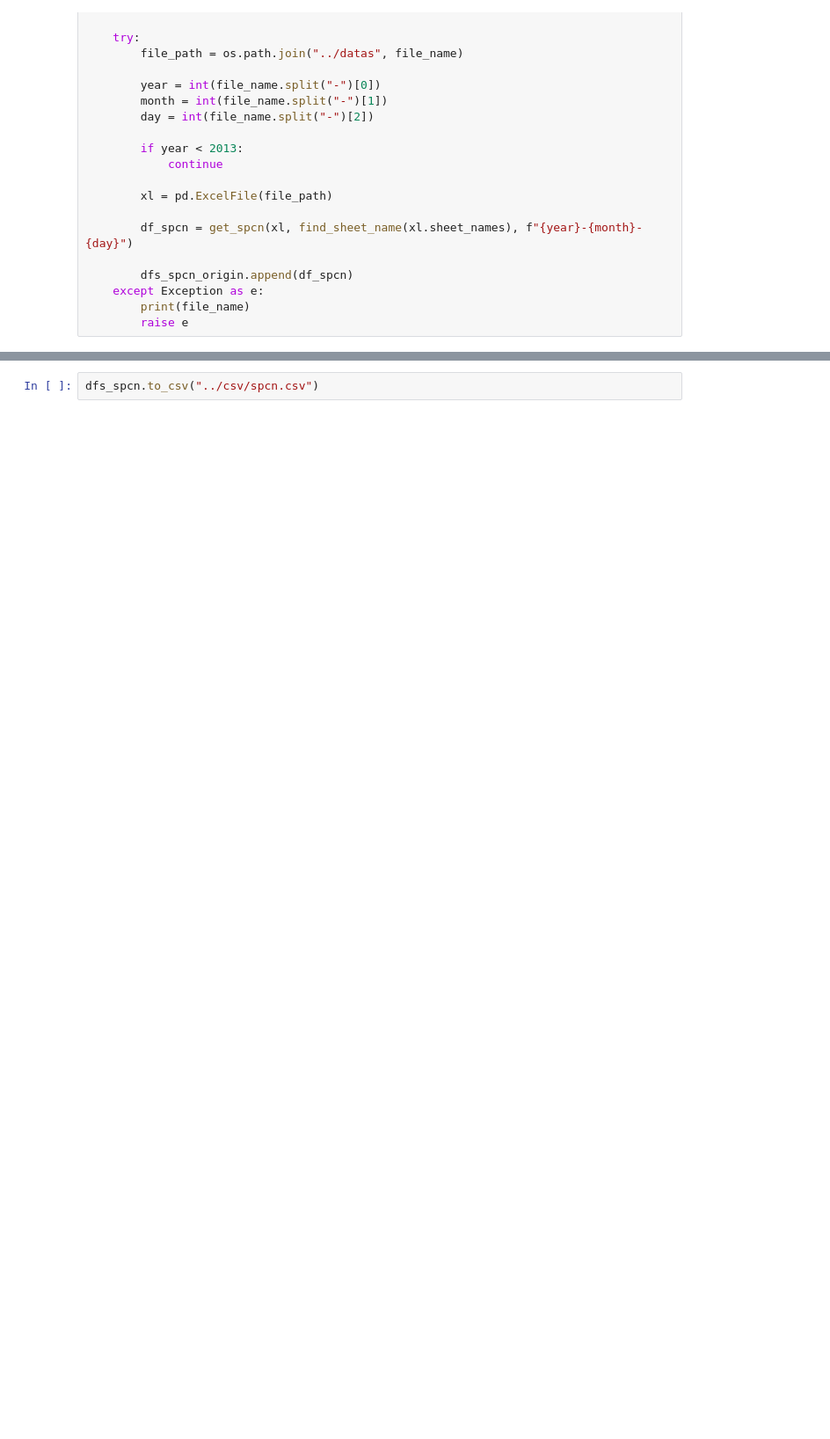
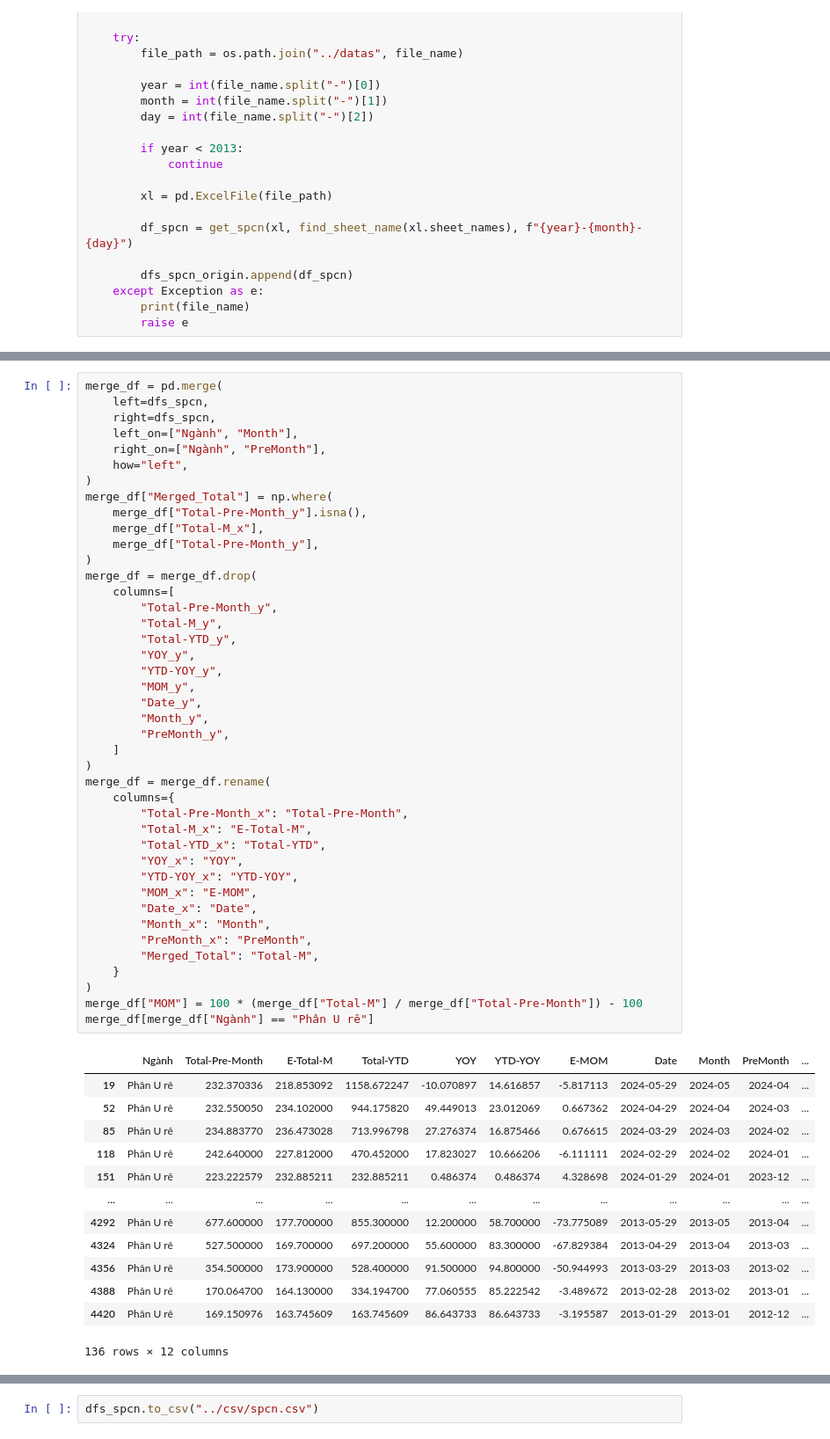
Before and after one commit to hiennguyen9874/vn-macroeconomics, a Jupyter notebook: notebooks/SPCN.ipynb, the cells around one changed output, grey strips where cells are left out. Shown at 88% size. Drawn from its saved outputs; the diff is of its cells as text; blank space fills up the shorter version.

```diff
--- a/notebooks/SPCN.ipynb
+++ b/notebooks/SPCN.ipynb
@@ -281,0 +319,56 @@ dfs_spcn
+# %%
+merge_df = pd.merge(
+    left=dfs_spcn,
+    right=dfs_spcn,
+    left_on=["Ngành", "Month"],
+    right_on=["Ngành", "PreMonth"],
+    how="left",
+)
+merge_df["Merged_Total"] = np.where(
+    merge_df["Total-Pre-Month_y"].isna(),
+    merge_df["Total-M_x"],
+    merge_df["Total-Pre-Month_y"],
+)
+merge_df = merge_df.drop(
+    columns=[
+        "Total-Pre-Month_y",
+        "Total-M_y",
+        "Total-YTD_y",
+        "YOY_y",
+        "YTD-YOY_y",
+        "MOM_y",
+        "Date_y",
+        "Month_y",
+        "PreMonth_y",
+    ]
+)
+merge_df = merge_df.rename(
+    columns={
+        "Total-Pre-Month_x": "Total-Pre-Month",
+        "Total-M_x": "E-Total-M",
+        "Total-YTD_x": "Total-YTD",
+        "YOY_x": "YOY",
+        "YTD-YOY_x": "YTD-YOY",
+        "MOM_x": "E-MOM",
+        "Date_x": "Date",
+        "Month_x": "Month",
+        "PreMonth_x": "PreMonth",
+        "Merged_Total": "Total-M",
+    }
+)
+merge_df["MOM"] = 100 * (merge_df["Total-M"] / merge_df["Total-Pre-Month"]) - 100
+merge_df[merge_df["Ngành"] == "Phân U rê"]
+# %% [output]
+|  | Ngành | Total-Pre-Month | E-Total-M | Total-YTD | YOY | YTD-YOY | E-MOM | Date | Month | PreMonth | ... |
+| 19 | Phân U rê | 232.370336 | 218.853092 | 1158.672247 | -10.070897 | 14.616857 | -5.817113 | 2024-05-29 | 2024-05 | 2024-04 | ... |
+| 52 | Phân U rê | 232.550050 | 234.102000 | 944.175820 | 49.449013 | 23.012069 | 0.667362 | 2024-04-29 | 2024-04 | 2024-03 | ... |
+| 85 | Phân U rê | 234.883770 | 236.473028 | 713.996798 | 27.276374 | 16.875466 | 0.676615 | 2024-03-29 | 2024-03 | 2024-02 | ... |
+| 118 | Phân U rê | 242.640000 | 227.812000 | 470.452000 | 17.823027 | 10.666206 | -6.111111 | 2024-02-29 | 2024-02 | 2024-01 | ... |
+| 151 | Phân U rê | 223.222579 | 232.885211 | 232.885211 | 0.486374 | 0.486374 | 4.328698 | 2024-01-29 | 2024-01 | 2023-12 | ... |
+| ... | ... | ... | ... | ... | ... | ... | ... | ... | ... | ... | ... |
+| 4292 | Phân U rê | 677.600000 | 177.700000 | 855.300000 | 12.200000 | 58.700000 | -73.775089 | 2013-05-29 | 2013-05 | 2013-04 | ... |
+| 4324 | Phân U rê | 527.500000 | 169.700000 | 697.200000 | 55.600000 | 83.300000 | -67.829384 | 2013-04-29 | 2013-04 | 2013-03 | ... |
+| 4356 | Phân U rê | 354.500000 | 173.900000 | 528.400000 | 91.500000 | 94.800000 | -50.944993 | 2013-03-29 | 2013-03 | 2013-02 | ... |
+| 4388 | Phân U rê | 170.064700 | 164.130000 | 334.194700 | 77.060555 | 85.222542 | -3.489672 | 2013-02-28 | 2013-02 | 2013-01 | ... |
+| 4420 | Phân U rê | 169.150976 | 163.745609 | 163.745609 | 86.643733 | 86.643733 | -3.195587 | 2013-01-29 | 2013-01 | 2012-12 | ... |
+136 rows × 12 columns
```
Also changed, not shown: parts of 5 cells of this notebook, 16 other files.
